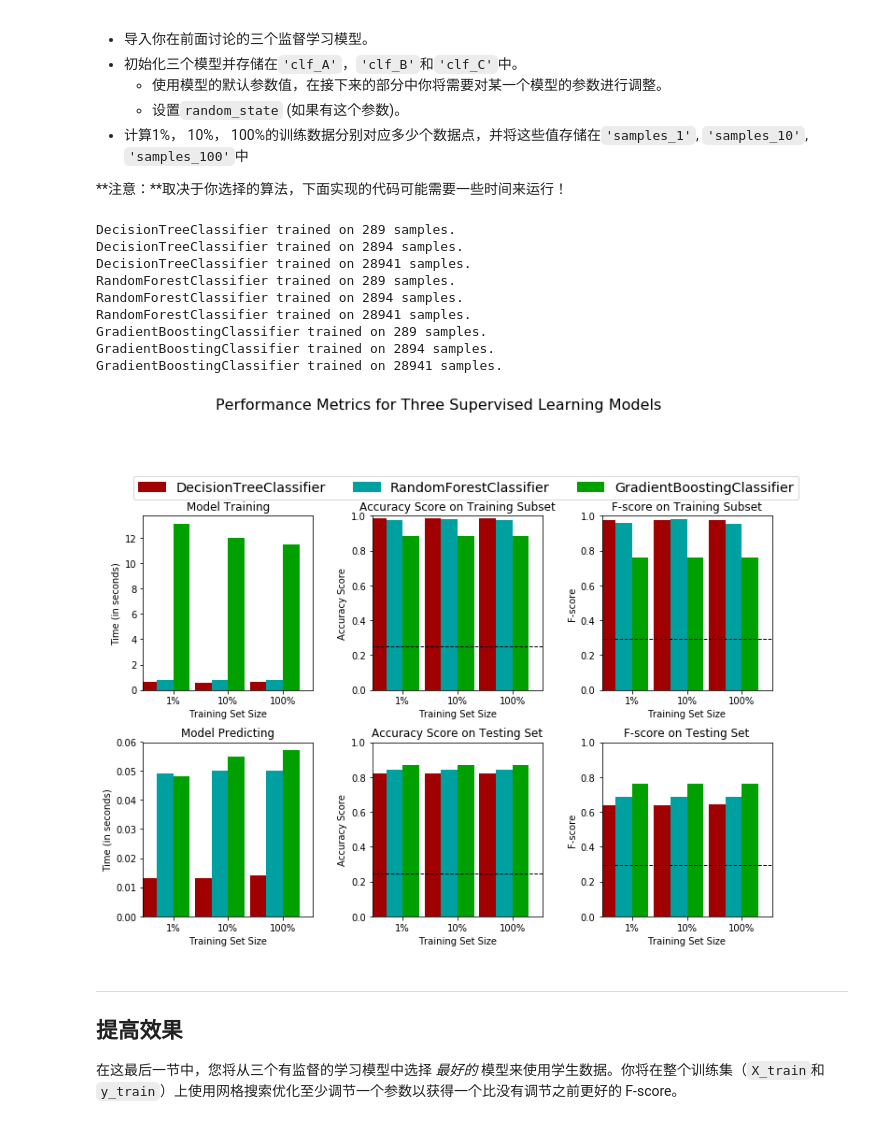
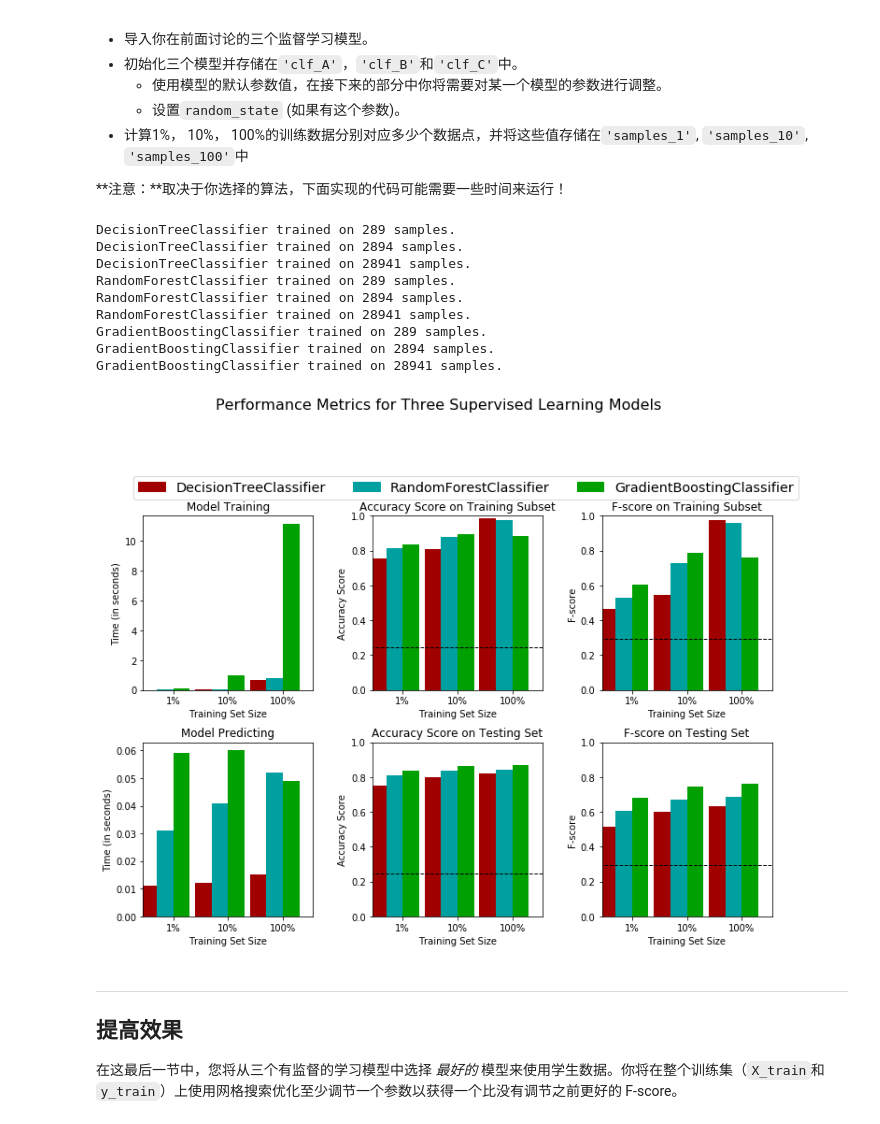
Before and after one commit to andy74911/Udacity, a Jupyter notebook: Machine Learning (Advanced)/finding_donors/finding_donors.ipynb, the cells around one changed output. Drawn from its saved outputs; the diff is of its cells as text; code cells hidden in the pictures.

```diff
--- a/Machine Learning (Advanced)/finding_donors/finding_donors.ipynb
+++ b/Machine Learning (Advanced)/finding_donors/finding_donors.ipynb
@@ -200,13 +200,13 @@ $$ F_{\beta} = (1 + \beta^2) \cdot \frac{precision \cdot recall}{\left( \beta^2
 #不能使用scikit-learn，你需要根据公式自己实现相关计算。
 
 #True Positive
-TP = np.sum(y_test)
+TP = np.sum(y_val)
 
 #True Negative
 TN = 0
 
 #False Positive
-FP = y_test.count() -TP
+FP = y_val.count() -TP
 
 #False Negative
 FN = 0
@@ -239,11 +239,11 @@ Naive Predictor on validation data:
 # %%
 #verify
 from sklearn import metrics
-naive_predict = np.repeat(1, y_test.count())
-accuracy = metrics.accuracy_score (y_test,naive_predict)
-precision= metrics.precision_score(y_test, naive_predict)
-Recall= metrics.recall_score(y_test, naive_predict)
-f_beta = metrics.fbeta_score(y_test, naive_predict, beta = 0.5)
+naive_predict = np.repeat(1, y_val.count())
+accuracy = metrics.accuracy_score (y_val,naive_predict)
+precision= metrics.precision_score(y_val, naive_predict)
+Recall= metrics.recall_score(y_val, naive_predict)
+f_beta = metrics.fbeta_score(y_val, naive_predict, beta = 0.5)
 print("Accuracy: ", accuracy)
 print("Precision: ", precision)
 print("Recall: ", recall)
@@ -397,7 +397,12 @@ def train_predict(learner, sample_size, X_train, y_train, X_val, y_val):
     # TODO：使用sample_size大小的训练数据来拟合学习器
     # TODO: Fit the learner to the training data using slicing with 'sample_size'
     start = time() # 获得程序开始时间
-    learner.fit(X_train, y_train)
+    #learner.fit(X_train, y_train)
+    sampled_row = pd.Series(X_train.index).sample(n = sample_size)
+    temp_x = X_train.loc[sampled_row, :]
+    temp_y = y_train.loc[sampled_row]
+    start = time()
+    learner.fit(temp_x, temp_y)
     end = time() # 获得程序结束时间
 
     # TODO：计算训练时间
@@ -448,37 +453,39 @@ from sklearn.ensemble import RandomForestClassifier
 from sklearn.ensemble import GradientBoostingClassifier
 from sklearn.svm import LinearSVC
 from sklearn.linear_model import LogisticRegression
+
+random_num = 10
 # TODO：初始化三个模型
-clf_A = DecisionTreeClassifier()
-clf_B = RandomForestClassifier()
-clf_C = GradientBoostingClassifier()
+clf_A = DecisionTreeClassifier(random_state=random_num)
+clf_B = RandomForestClassifier(random_state=random_num)
+clf_C = GradientBoostingClassifier(random_state=random_num)
 
 # TODO：计算1%， 10%， 100%的训练数据分别对应多少点
 samples_1 =  int(X_train.shape[0] * 1.0 / 100.0)
 samples_10 = int(X_train.shape[0] * 10.0 / 100.0)
 samples_100 = int(X_train.shape[0] * 100.0 / 100.0)
 
 # 收集学习器的结果
 results = {}
 for clf in [clf_A, clf_B, clf_C]:
     clf_name = clf.__class__.__name__
     results[clf_name] = {}
     for i, samples in enumerate([samples_1, samples_10, samples_100]):
         results[clf_name][i] = train_predict(clf, samples, X_train, y_train, X_val, y_val)
 
 # 对选择的三个模型得到的评价结果进行可视化
 vs.evaluate(results, accuracy, fscore)
 # %% [output]
 DecisionTreeClassifier trained on 289 samples.
 DecisionTreeClassifier trained on 2894 samples.
 DecisionTreeClassifier trained on 28941 samples.
 RandomForestClassifier trained on 289 samples.
 RandomForestClassifier trained on 2894 samples.
 RandomForestClassifier trained on 28941 samples.
 GradientBoostingClassifier trained on 289 samples.
 GradientBoostingClassifier trained on 2894 samples.
 GradientBoostingClassifier trained on 28941 samples.
-[figure, old version]
+[figure, new version]
 # %% [markdown]
 ----
 ## 提高效果
```
Also changed, not shown: parts of 8 cells of this notebook, 1 other file.
